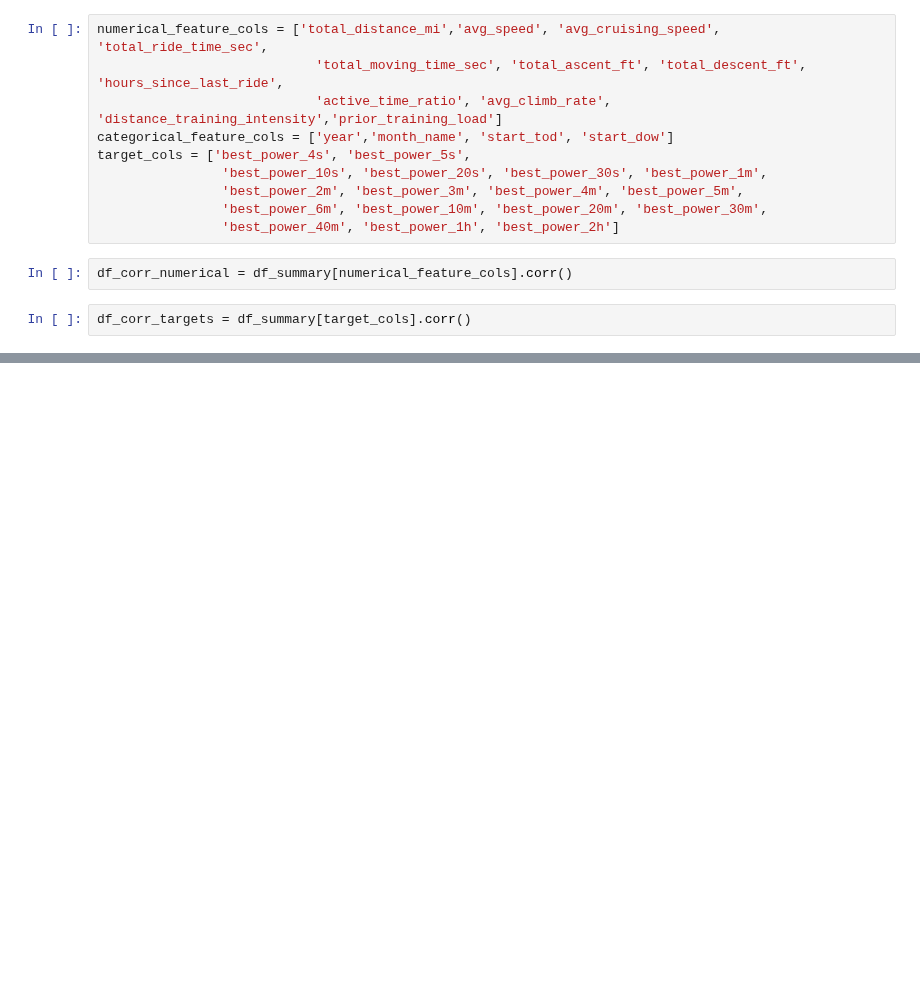
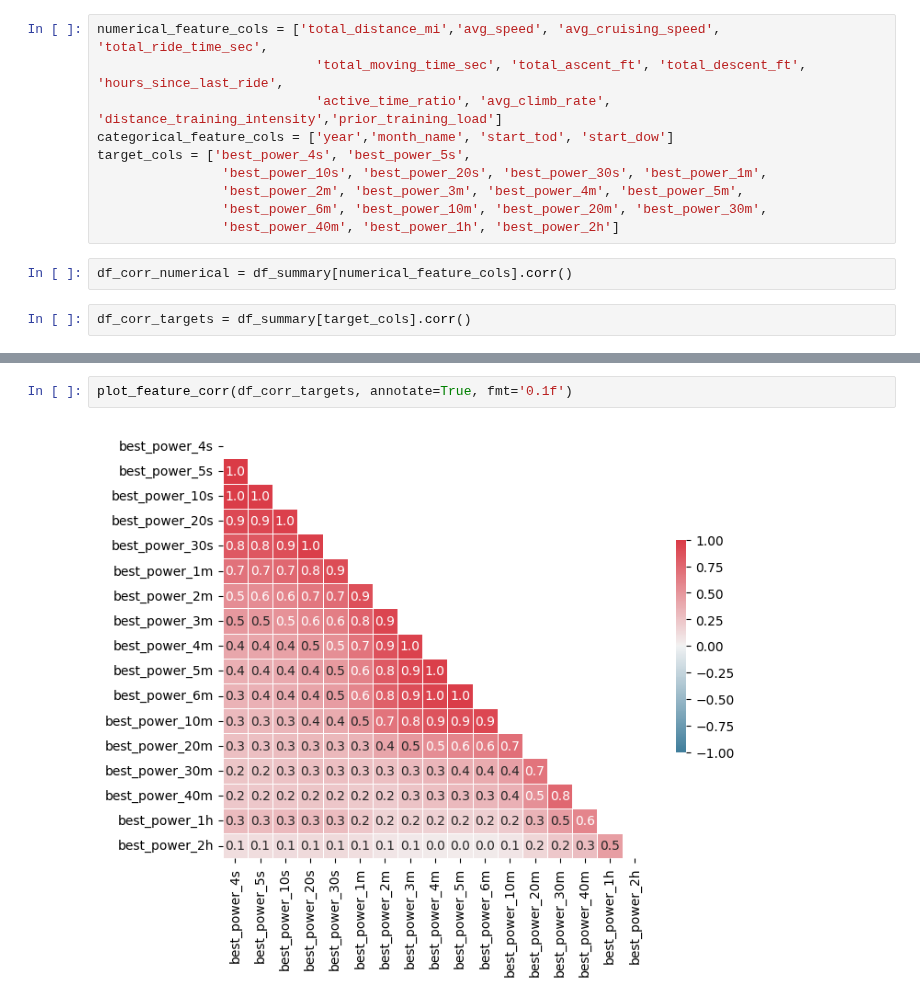
Before and after one commit to ericbauer55/bike-fitness-tracking, a Jupyter notebook: notebooks/2_Linear_Modeling/0b_feature_selection.ipynb, the cells around one changed output, grey strips where cells are left out. Drawn from its saved outputs; the diff is of its cells as text; blank space fills up the shorter version.

```diff
--- a/notebooks/2_Linear_Modeling/0b_feature_selection.ipynb
+++ b/notebooks/2_Linear_Modeling/0b_feature_selection.ipynb
@@ -52,0 +57,4 @@ plot_feature_corr(df_corr_targets)
+# %%
+plot_feature_corr(df_corr_targets, annotate=True, fmt='0.1f')
+# %% [output]
+[figure, added]
```
Also changed, not shown: parts of 8 cells of this notebook, 3 other files.
